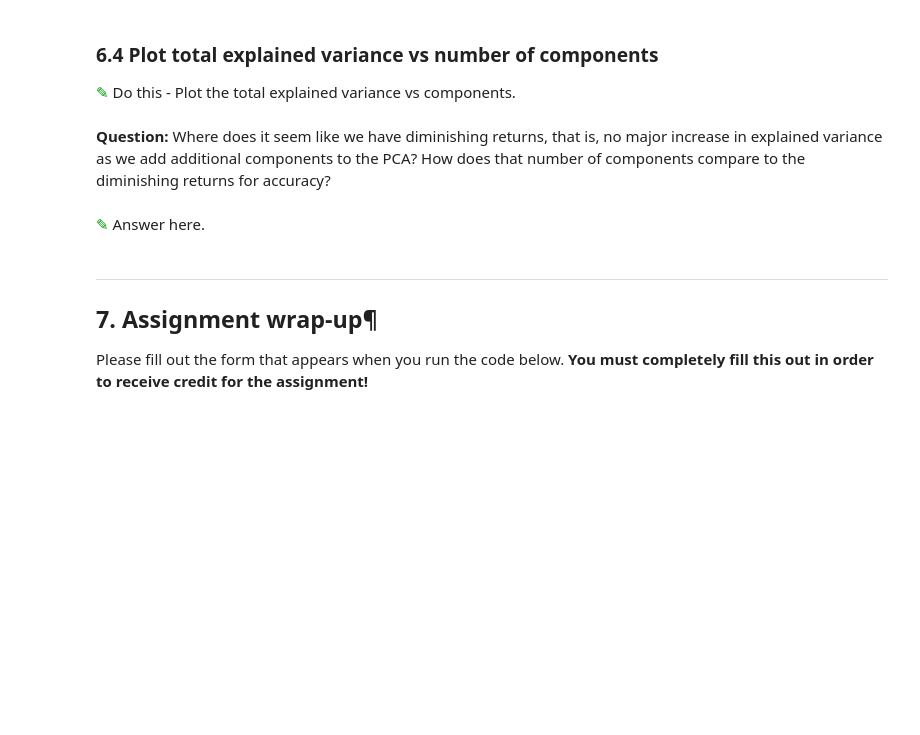
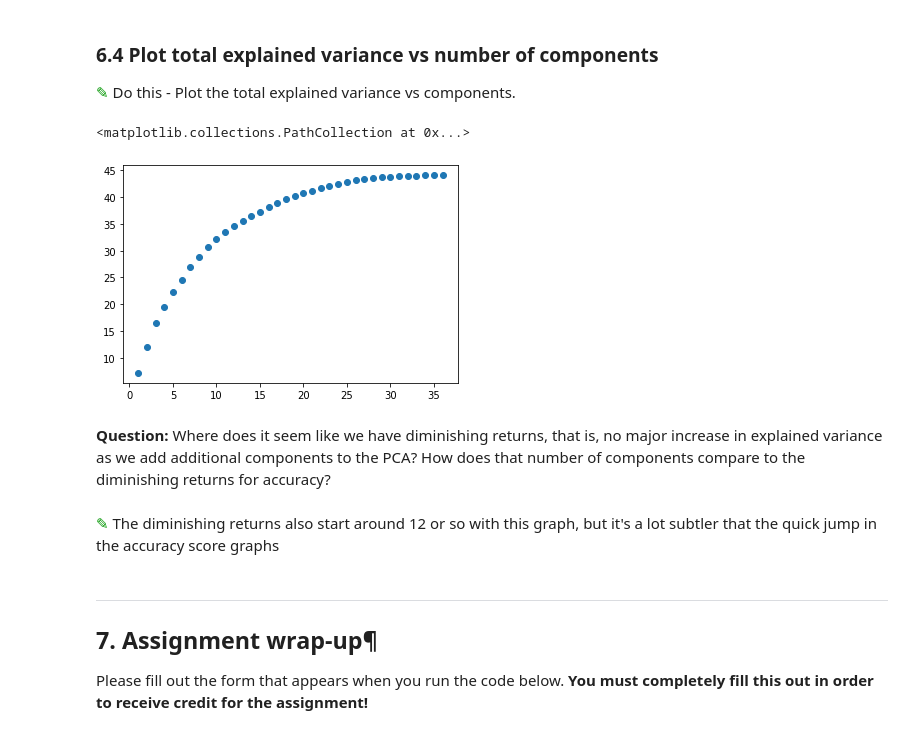
Before and after one commit to gasbarr1/hw-04, a Jupyter notebook: Homework4-SVM_and_PCA-STUDENT.ipynb, the cells around one changed output. Drawn from its saved outputs; the diff is of its cells as text; code cells hidden in the pictures; blank space fills up the shorter version.

```diff
--- a/Homework4-SVM_and_PCA-STUDENT.ipynb
+++ b/Homework4-SVM_and_PCA-STUDENT.ipynb
@@ -242,10 +455,14 @@ Now that we have those numbers, it makes sense to look at the accuracy vs compon
 <font size=8 color="#009600">&#9998;</font> Do this - Plot the total explained variance vs components.
 # %%
 ## your code here
+plt.scatter(np.arange(1,37),variances)
+# %% [output]
+<matplotlib.collections.PathCollection at 0x...>
+[figure, added]
 # %% [markdown]
 **Question:** Where does it seem like we have diminishing returns, that is, no major increase in explained variance as we add additional components to the PCA? How does that number of components compare to the diminishing returns for accuracy?
-# %% [markdown]
-<font size=8 color="#009600">&#9998;</font> Answer here.
+# %% [markdown]
+<font size=8 color="#009600">&#9998;</font> The diminishing returns also start around 12 or so with this graph, but it's a lot subtler that the quick jump in the accuracy score graphs
 # %% [markdown]
 ---
 ## 7. Assignment wrap-up¶
```
Also changed, not shown: parts of 41 cells of this notebook, 2 other files.
